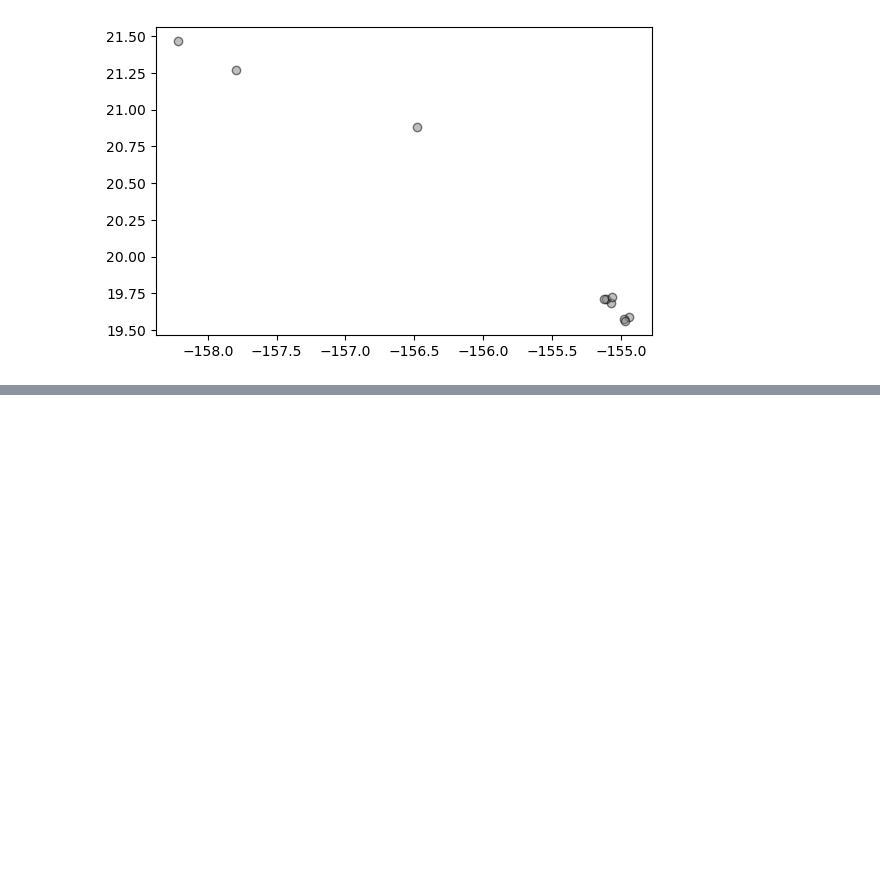
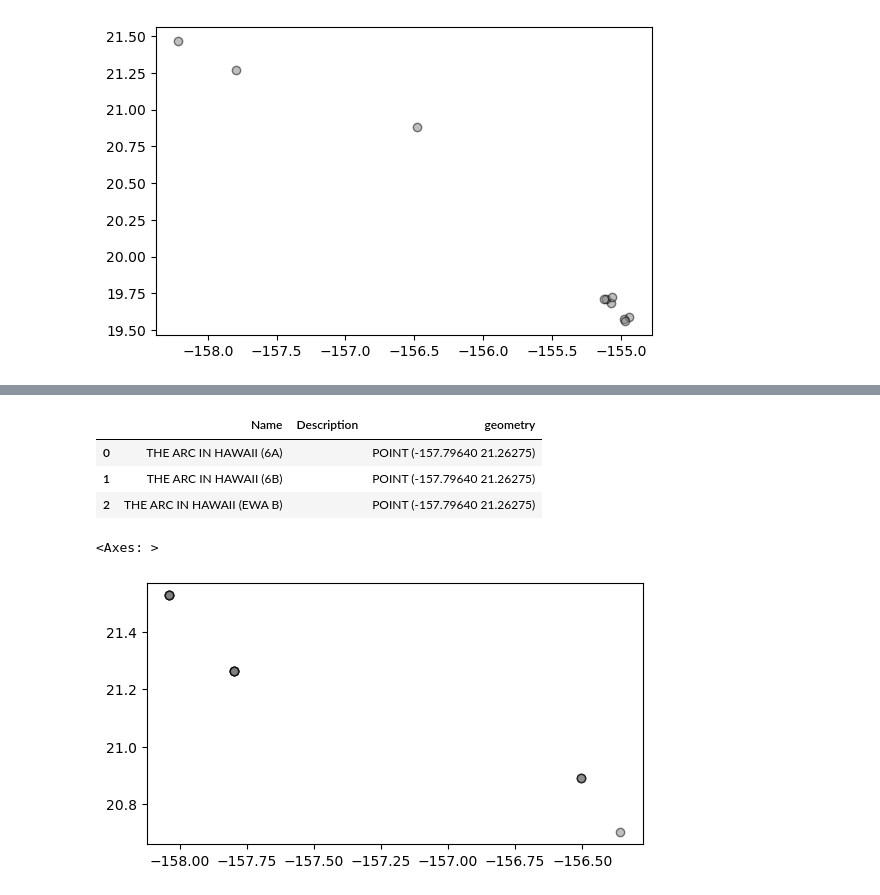
Before and after one commit to mahdi-b/Kanehekili, a Jupyter notebook: Current datasets.ipynb, the cells around one changed output, grey strips where cells are left out. Saved outputs shown, nothing was run; the diff lists cells and outputs as text; code cells hidden in the pictures; blank space fills up the shorter version.

```diff
--- a/Current datasets.ipynb
+++ b/Current datasets.ipynb
@@ -2025,0 +2094,14 @@ data124.plot(alpha=0.5, color='grey', edgecolor='black')
+# %%
+data135 = gpd.read_file("data/intermediate Care facilities intellectual disabilities/Intermediate_Care_Facilities_for_Individuals_with_Intellectual_Disabilities.kml")
+data135.head(3)
+# %% [output]
+|  | Name | Description | geometry |
+| 0 | THE ARC IN HAWAII (6A) |  | POINT (-157.79640 21.26275) |
+| 1 | THE ARC IN HAWAII (6B) |  | POINT (-157.79640 21.26275) |
+| 2 | THE ARC IN HAWAII (EWA B) |  | POINT (-157.79640 21.26275) |
+# %%
+data136 = gpd.read_file("data/intermediate Care facilities intellectual disabilities/Intermediate_Care_Facilities_for_Individuals_with_Intellectual_Disabilities")
+data136.plot(alpha=0.5, color='grey', edgecolor='black')
+# %% [output]
+<Axes: >
+[figure, added]
```
Also changed, not shown: parts of 59 cells of this notebook, 17 other files.
